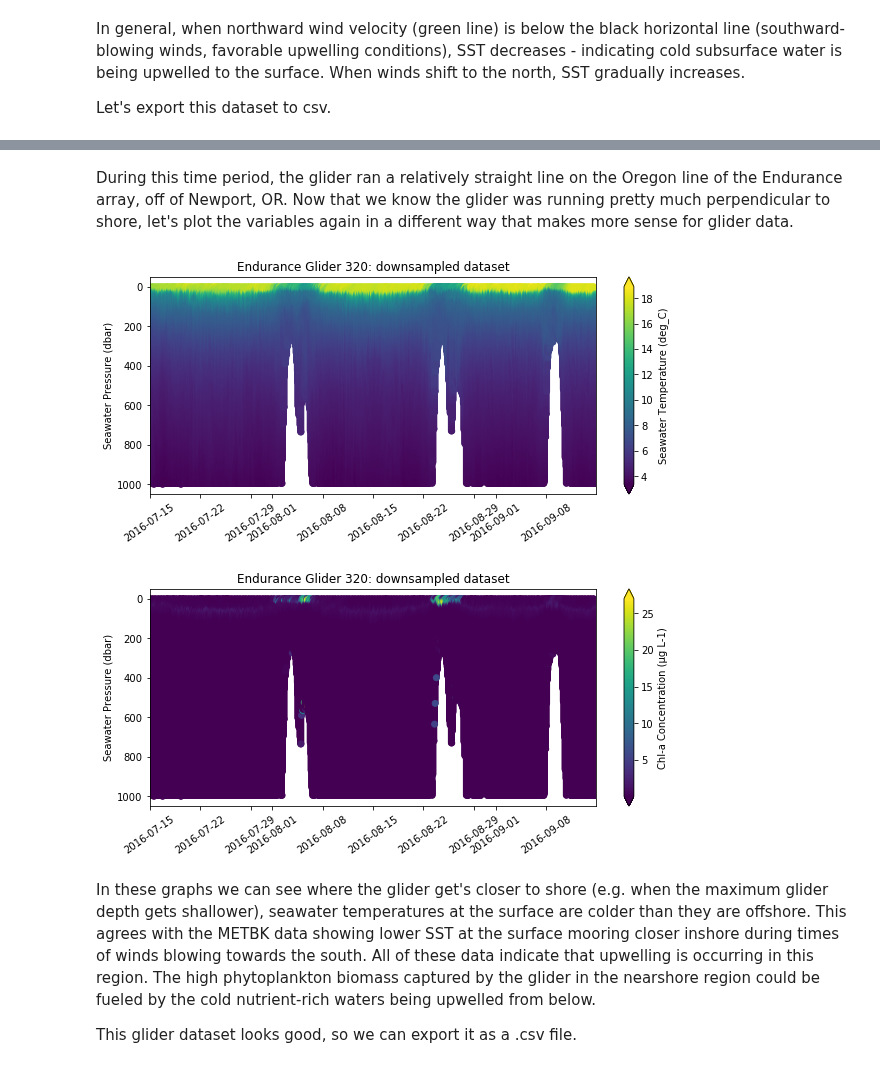
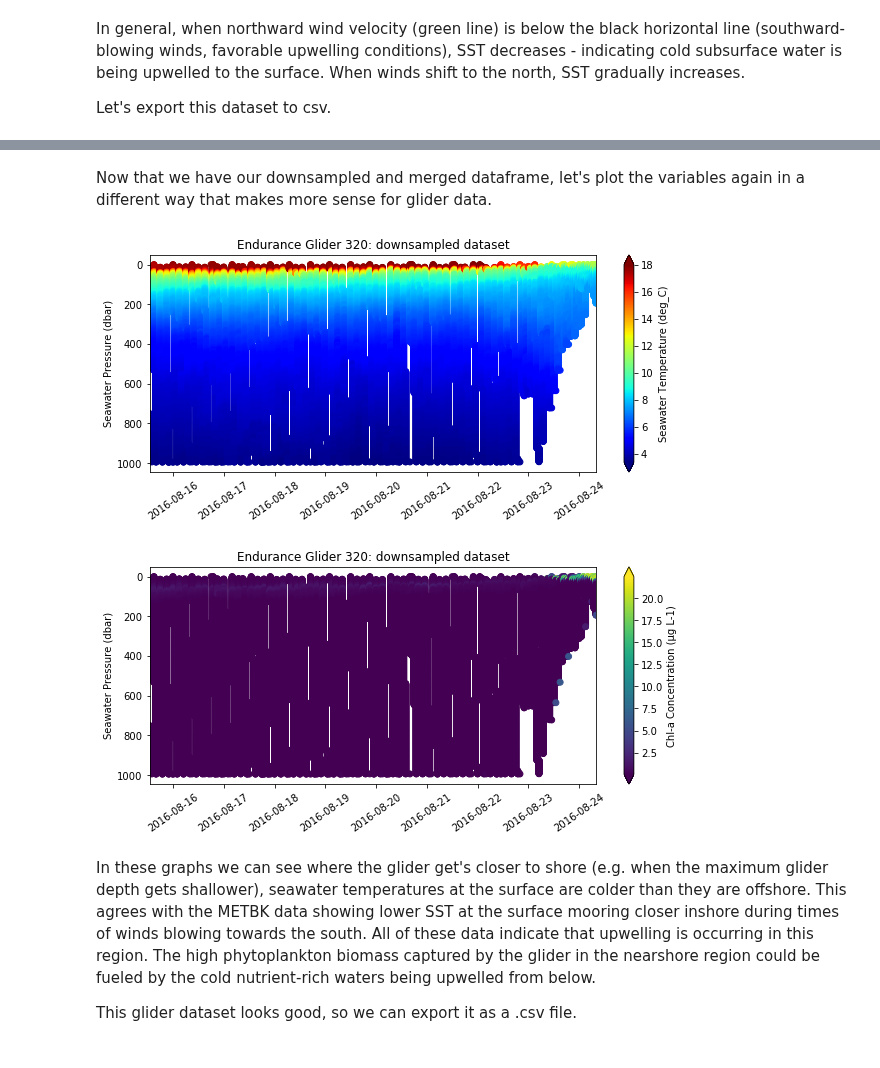
Before and after one commit to ooi-data-lab/nugget-notebooks, a Jupyter notebook: notebooks/Theme2b_Endurance_coastal_upwelling.ipynb, the cells around one changed output, grey strips where cells are left out. Cells and saved outputs as stored; diff of their text form; code cells hidden in the pictures.

Commit message:
modify glider time range

```diff
--- a/notebooks/Theme2b_Endurance_coastal_upwelling.ipynb
+++ b/notebooks/Theme2b_Endurance_coastal_upwelling.ipynb
@@ -174,3 +176,10 @@ Appending data from files
 {'sci_water_pressure_dbar': ['dbar'], 'sci_water_temp': ['ºC'], 'lat': ['degrees'], 'lon': ['degrees']}
 {'int_ctd_pressure': ['dbar'], 'sci_flbbcd_chlor_units': ['µg L-1']}
 {'sea_surface_temperature': ['ºC'], 'met_windavg_mag_corr_east': ['m s-1'], 'met_windavg_mag_corr_north': ['m s-1']}
+# %%
+# subset the glider dataframes for a time range that includes one transect on/offshore
+CTD_data = CTD_data[(CTD_data['time'] > dt.datetime(2016, 8, 15, 13, 0, 0)) &
+                   (CTD_data['time'] < dt.datetime(2016, 8, 24, 9, 0, 0))]
+
+FLORT_data = FLORT_data[(FLORT_data['time'] > dt.datetime(2016, 8, 15, 13, 0, 0)) &
+                       (FLORT_data['time'] < dt.datetime(2016, 8, 24, 9, 0, 0))]
@@ -391,15 +483,15 @@ Now let's focus on the glider data. First, we want to downsample this dataset si
 # cut off the minutes and seconds in the time stamp
 CTD_data['time'] = CTD_data['time'].apply(lambda t: t.strftime('%Y-%m-%d %H'))
 
-# create a new column in the dataframe with pressure rounded to the nearest 5 dbar
-CTD_data['Pressure Bin (dbar)'] = (5 * round(CTD_data['sci_water_pressure_dbar']/5))
+# create a new column in the dataframe with pressure rounded to the nearest 1 dbar
+CTD_data['Pressure Bin (dbar)'] = (round(CTD_data['sci_water_pressure_dbar']))
 
 # calculate depth-binned averages by time
 CTD_data_binned = CTD_data.groupby(['time', 'Pressure Bin (dbar)']).mean()
 
 # repeat for the fluorometer dataset
 FLORT_data['time'] = FLORT_data['time'].apply(lambda t: t.strftime('%Y-%m-%d %H'))
-FLORT_data['Pressure Bin (dbar)'] = (5 * round(FLORT_data['int_ctd_pressure']/5))
+FLORT_data['Pressure Bin (dbar)'] = (round(FLORT_data['int_ctd_pressure']))
 FLORT_data_binned = FLORT_data.groupby(['time', 'Pressure Bin (dbar)']).mean()
 # %%
 # merge the two datasets on time and pressure bin, and make sure the resulting dataframe is sorted by time
@@ -500,21 +519,23 @@ cbar.ax.set_yticklabels(pd.to_datetime(cbar.ax.get_yticks()).strftime(date_forma
 # %% [markdown]
-During this time period, the glider ran a relatively straight line on the Oregon line of the Endurance array, off of Newport, OR. Now that we know the glider was running pretty much perpendicular to shore, let's plot the variables again in a different way that makes more sense for glider data.
+Now that we have our downsampled and merged dataframe, let's plot the variables again in a different way that makes more sense for glider data.
 # %%
 fig, ax = plt.subplots(figsize=(10, 4))
-xc = ax.scatter(np.array(glider_data['time']), glider_data['Pressure Bin (dbar)'], c=glider_data['Seawater Temperature (deg_C)'])
+xc = ax.scatter(np.array(glider_data['time']), glider_data['Pressure Bin (dbar)'],
+                c=glider_data['Seawater Temperature (deg_C)'], cmap='jet')
 ax.invert_yaxis()
 ax.set_xlabel('')
 ax.set_ylabel('Seawater Pressure (dbar)')
 bar = fig.colorbar(xc, ax=ax, label='Seawater Temperature (deg_C)', extend='both')
 ax.set_title('Endurance Glider 320: downsampled dataset')
 plt.xticks(rotation=35)
 # set the x limits to the min and max timestamp to get rid of extra white space in the graph
 plt.xlim([np.nanmin(glider_data['time']), np.nanmax(glider_data['time'])]);
 # %% [output]
-[figure, old version]
+[figure, new version]
 # %%
 fig, ax = plt.subplots(figsize=(10, 4))
-xc = ax.scatter(np.array(glider_data['time']), glider_data['Pressure Bin (dbar)'], c=glider_data['Chl-a Concentration (µg L-1)'])
+xc = ax.scatter(np.array(glider_data['time']), glider_data['Pressure Bin (dbar)'],
+                c=glider_data['Chl-a Concentration (µg L-1)'])
 ax.invert_yaxis()
 ax.set_xlabel('')
 ax.set_ylabel('Seawater Pressure (dbar)')
@@ -524,7 +545,7 @@ plt.xticks(rotation=35)
 # set the x limits to the min and max timestamp to get rid of extra white space in the graph
 plt.xlim([np.nanmin(glider_data['time']), np.nanmax(glider_data['time'])]);
 # %% [output]
-[figure, old version]
+[figure, new version]
 # %% [markdown]
 In these graphs we can see where the glider get's closer to shore (e.g. when the maximum glider depth gets shallower), seawater temperatures at the surface are colder than they are offshore. This agrees with the METBK data showing lower SST at the surface mooring closer inshore during times of winds blowing towards the south. All of these data indicate that upwelling is occurring in this region. The high phytoplankton biomass captured by the glider in the nearshore region could be fueled by the cold nutrient-rich waters being upwelled from below.
 
```
Also changed, not shown: parts of 21 cells of this notebook.
